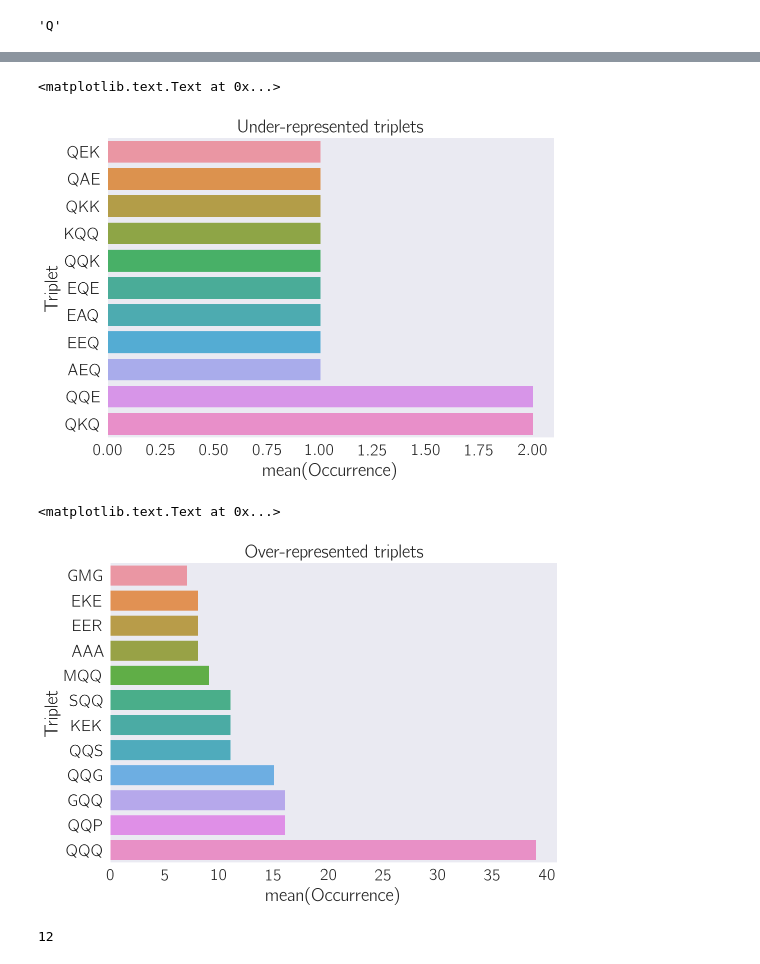
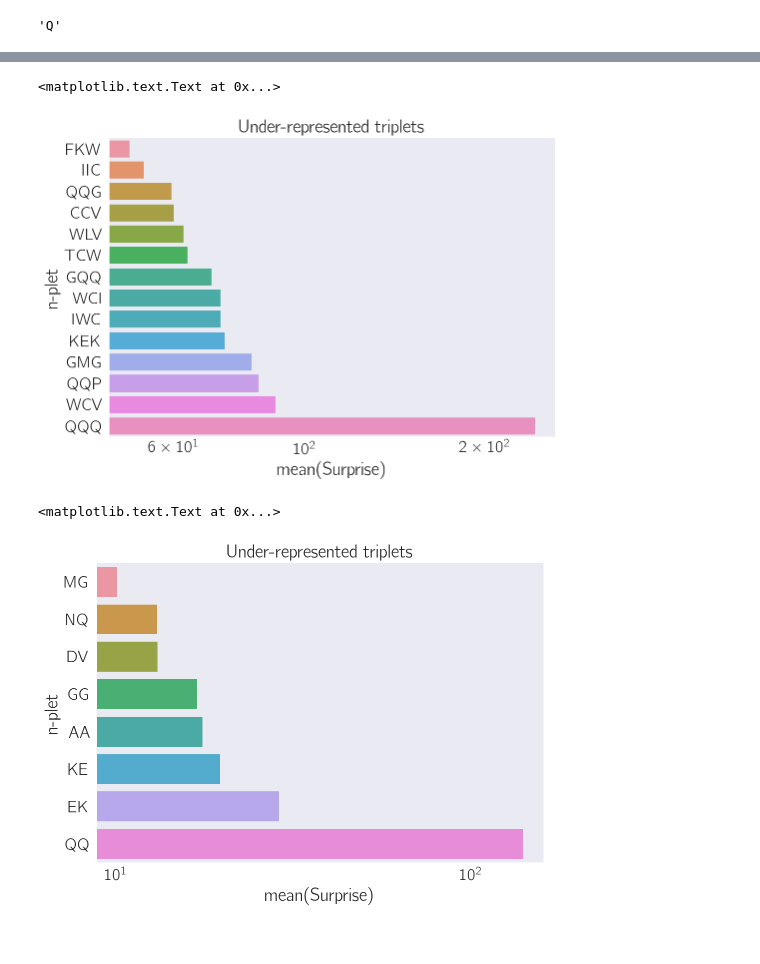
Before and after one commit to WormLabCaltech/med-cafe, a Jupyter notebook: src/DPY-22 Sequence Analysis.ipynb, the cells around one changed output, grey strips where cells are left out. Cells and saved outputs as stored; diff of their text form; code cells hidden in the pictures.

```diff
--- a/src/DPY-22 Sequence Analysis.ipynb
+++ b/src/DPY-22 Sequence Analysis.ipynb
@@ -97,0 +91,10 @@ QQQ
+# %%
+singlet, nSinglet, totalSinglets = polyplet(1)
+doublet, nDoublet, totalDoublets = polyplet(2)
+triplet, nTriplet, totalTriplets = polyplet(3)
+quadplet, nQuad, totalQuad = polyplet(4)
+# %%
+singlet_df = surprise(singlet, singlet, totalSinglets)
+doublet_df = surprise(doublet, singlet, totalDoublets)
+triplet_df = surprise(triplet, singlet, totalTriplets)
+quad_df = surprise(quadplet, singlet, totalQuad)
@@ -119,14 +177,0 @@ F 129
-# %%
-array = []
-
-for key in sorted(triplet):
-    P1 = len(position[key[0]])
-    P2 = len(position[key[1]])
-    P3 = len(position[key[2]])
-    probability = P1*P2*P3/len(dpy)**3
-    expected = probability*totalTriplets
-    array += [[key, len(triplet[key]), expected]]
-triplet_df = pd.DataFrame(array, columns=['Triplet', 'Occurrence', 'Expected'])
-triplet_df.sort_values('Occurrence', inplace=True)
-# %%
-triplet_df['Surprise'] = (triplet_df.Occurrence - triplet_df.Expected)
@@ -145,16 +178,14 @@ triplet_df.describe()
 # %%
-sns.barplot(x='Occurrence', y='Triplet', data=triplet_df[triplet_df.Surprise < -0.85])
+sns.barplot(x='Surprise', y='n-plet', data=triplet_df[triplet_df.Surprise > 50])
+plt.xscale('log')
 plt.title('Under-represented triplets')
 # %% [output]
 <matplotlib.text.Text at 0x...>
-[figure, old version]
+[figure, new version]
 # %%
-sns.barplot(x='Occurrence', y='Triplet', data=triplet_df[triplet_df.Surprise > 6])
-plt.title('Over-represented triplets')
+sns.barplot(x='Surprise', y='n-plet', data=doublet_df[doublet_df.Surprise > 10])
+plt.xscale('log')
+plt.title('Under-represented triplets')
 # %% [output]
 <matplotlib.text.Text at 0x...>
-[figure, old version]
+[figure, new version]
-# %%
-len(triplet_df[triplet_df.Surprise > 6])
-# %% [output]
-12
```
Also changed, not shown: parts of 16 cells of this notebook, 24 other files.
